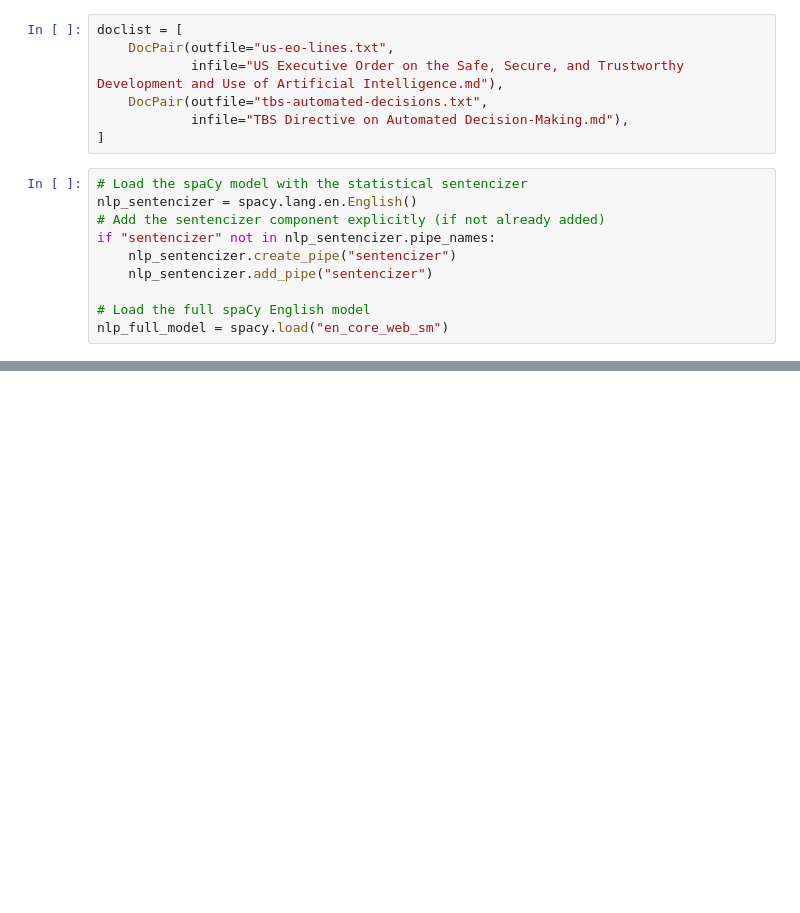
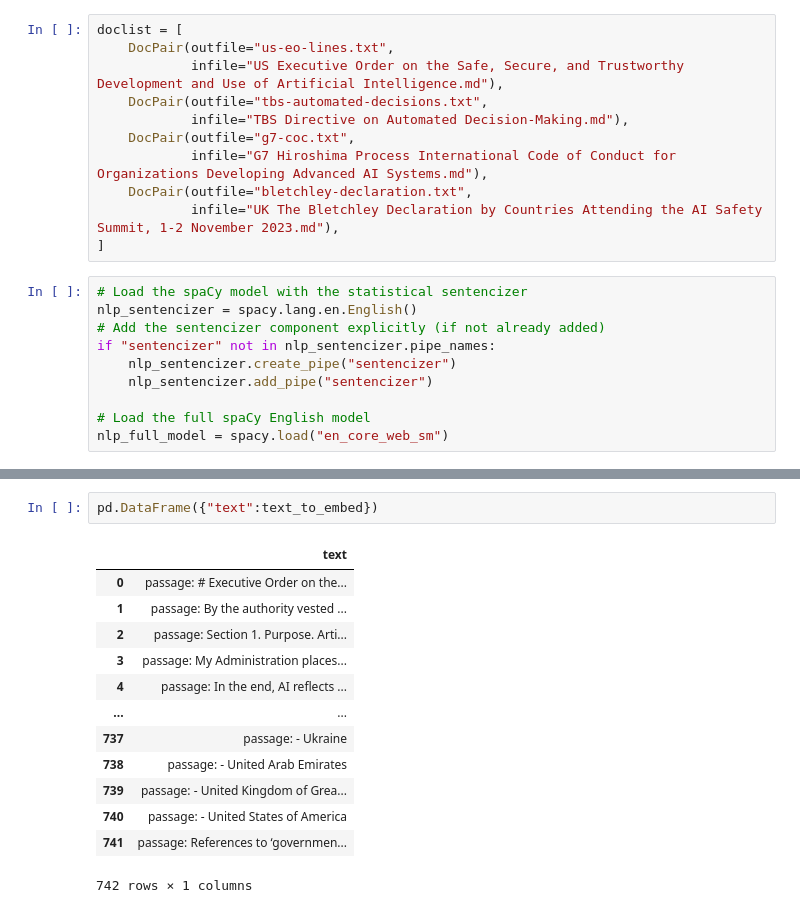
Before and after one commit to hackalog/llm_ai_eo, a Jupyter notebook: 02-prep-texts.ipynb, the cells around one changed output, grey strips where cells are left out. Drawn from its saved outputs; the diff is of its cells as text; blank space fills up the shorter version.

```diff
--- a/02-prep-texts.ipynb
+++ b/02-prep-texts.ipynb
@@ -17,6 +17,10 @@ doclist = [
             infile="US Executive Order on the Safe, Secure, and Trustworthy Development and Use of Artificial Intelligence.md"),
     DocPair(outfile="tbs-automated-decisions.txt",
             infile="TBS Directive on Automated Decision-Making.md"),
+    DocPair(outfile="g7-coc.txt",
+            infile="G7 Hiroshima Process International Code of Conduct for Organizations Developing Advanced AI Systems.md"),
+    DocPair(outfile="bletchley-declaration.txt",
+            infile="UK The Bletchley Declaration by Countries Attending the AI Safety Summit, 1-2 November 2023.md"),
 ]
 # %%
 # Load the spaCy model with the statistical sentencizer
@@ -66,0 +98,16 @@ Splitting TBS Directive on Automated Decision-Making.md -> tbs-automated-decisio
+# %%
+pd.DataFrame({"text":text_to_embed})
+# %% [output]
+|  | text |
+| 0 | passage: # Executive Order on the... |
+| 1 | passage: By the authority vested ... |
+| 2 | passage: Section 1. Purpose. Arti... |
+| 3 | passage: My Administration places... |
+| 4 | passage: In the end, AI reflects ... |
+| ... | ... |
+| 737 | passage: - Ukraine |
+| 738 | passage: - United Arab Emirates |
+| 739 | passage: - United Kingdom of Grea... |
+| 740 | passage: - United States of America |
+| 741 | passage: References to ‘governmen... |
+742 rows × 1 columns
```
Also changed, not shown: parts of 14 cells of this notebook.
